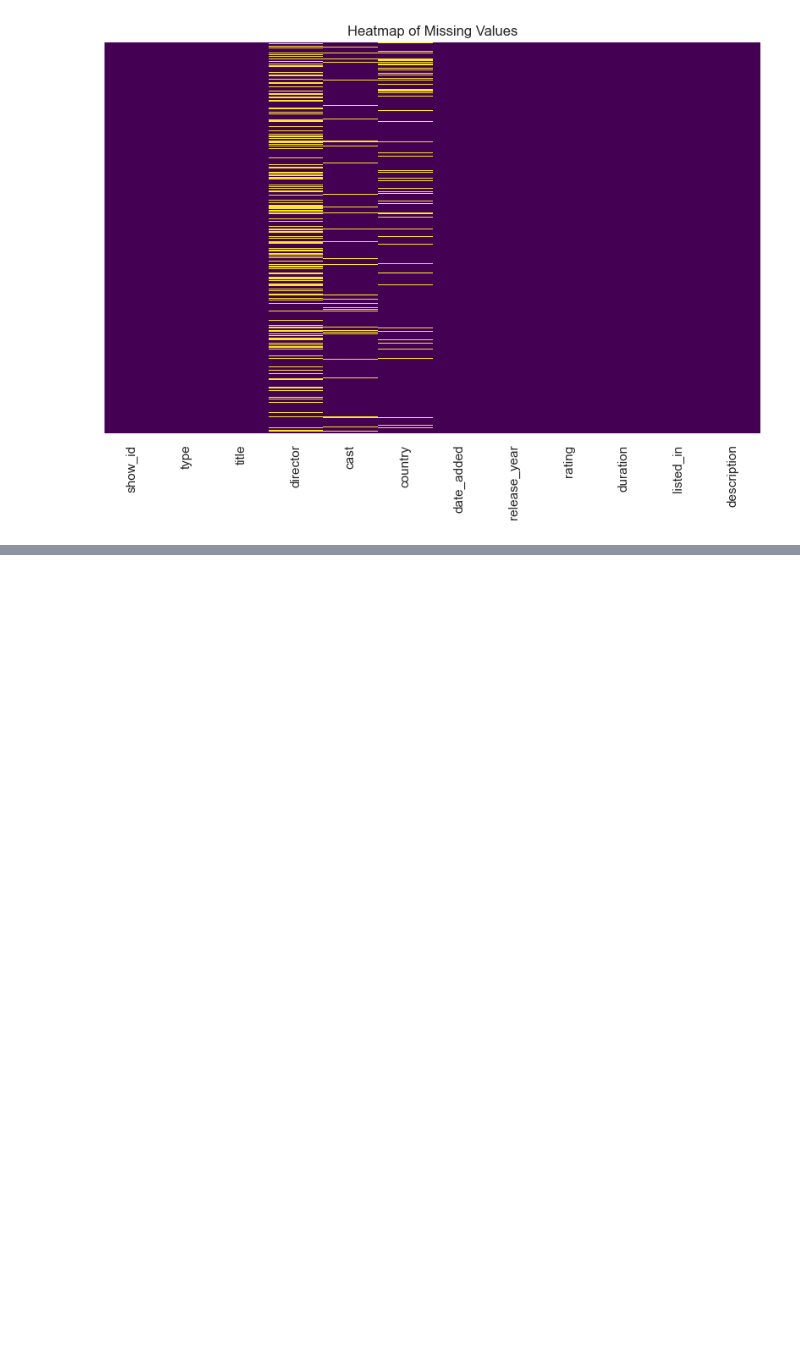
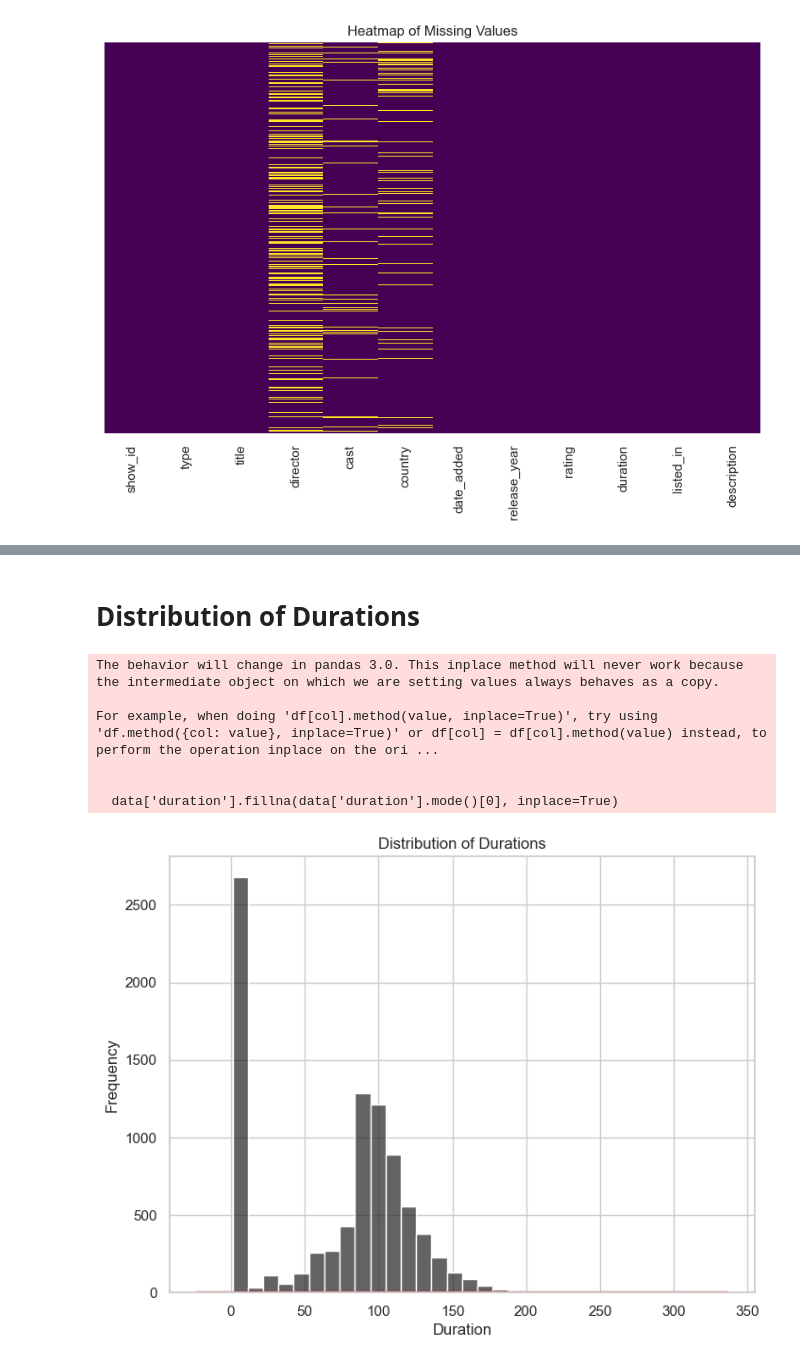
Before and after one commit to TabashuMekkunnilThulasi/Python_Practice, a Jupyter notebook: EDA_Sample.ipynb, the cells around one changed output, grey strips where cells are left out. Cells and saved outputs as stored; diff of their text form; code cells hidden in the pictures; blank space fills up the shorter version.

```diff
--- a/EDA_Sample.ipynb
+++ b/EDA_Sample.ipynb
@@ -112,0 +165,44 @@ plt.show()
+# %% [markdown]
+# Distribution of Durations
+# %%
+
+# Clean the data
+data['duration'] = data['duration'].astype(str)
+
+# Replace text to keep only numeric values
+data['duration'] = data['duration'].str.replace(' min', '', regex=False)
+data['duration'] = data['duration'].str.replace(' Seasons', '', regex=False)
+data['duration'] = data['duration'].str.replace(' Season', '', regex=False)
+
+
+
+# Define Colors
+primary_color = "#E50914"  # Red for KDE
+secondary_color = "#221F1F"  # Black for Histogram
+
+
+
+
+# Convert to numeric type, handling errors
+data['duration'] = pd.to_numeric(data['duration'], errors='coerce')
+
+# Fill missing values with mode
+data['duration'].fillna(data['duration'].mode()[0], inplace=True)
+
+# Histogram Plot
+sns.histplot(data['duration'], bins=30, kde=False, color=secondary_color, alpha=0.7, label="Histogram")
+
+# KDE Plot
+sns.kdeplot(data['duration'], color=primary_color, linewidth=2, label="KDE")
+plt.title('Distribution of Durations')
+plt.xlabel('Duration')
+plt.ylabel('Frequency')
+plt.show()
+# %% [output]
+The behavior will change in pandas 3.0. This inplace method will never work because the intermediate object on which we are setting values always behaves as a copy.
+
+For example, when doing 'df[col].method(value, inplace=True)', try using 'df.method({col: value}, inplace=True)' or df[col] = df[col].method(value) instead, to perform the operation inplace on the ori ...
+
+
+  data['duration'].fillna(data['duration'].mode()[0], inplace=True)
+[figure, added]
```
Also changed, not shown: parts of 19 cells of this notebook.
